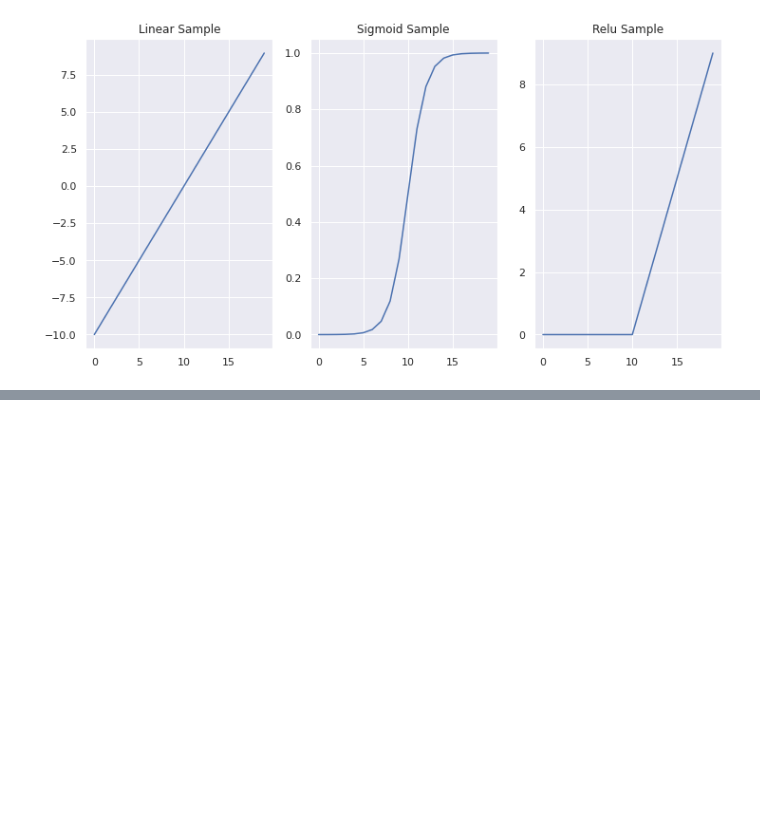
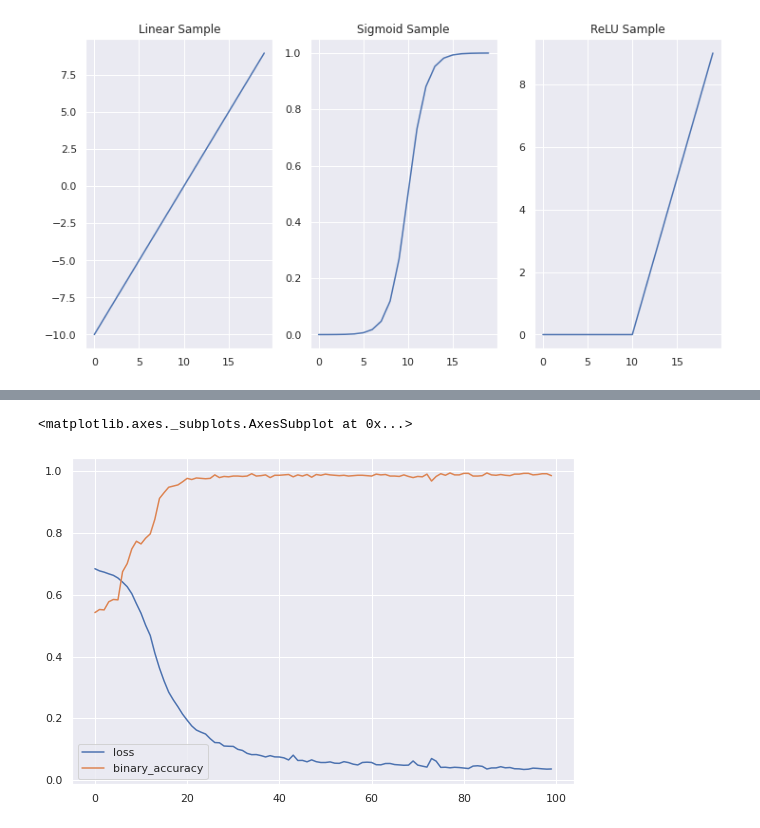
Before and after one commit to 86lekwenshiung/Neural-Network-with-Tensorflow, a Jupyter notebook: 02_Neural_Network_Classification_With_Tensorflow.ipynb, the cells around one changed output, grey strips where cells are left out. Drawn from its saved outputs; the diff is of its cells as text; code cells hidden in the pictures; blank space fills up the shorter version.

```diff
--- a/02_Neural_Network_Classification_With_Tensorflow.ipynb
+++ b/02_Neural_Network_Classification_With_Tensorflow.ipynb
@@ -362,0 +431,5 @@ plt.title('ReLU Sample');
+# %%
+pd.DataFrame(history_7.history).plot(figsize = (9,6))
+# %% [output]
+<matplotlib.axes._subplots.AxesSubplot at 0x...>
+[figure, added]
```
Also changed, not shown: parts of 8 cells of this notebook.
